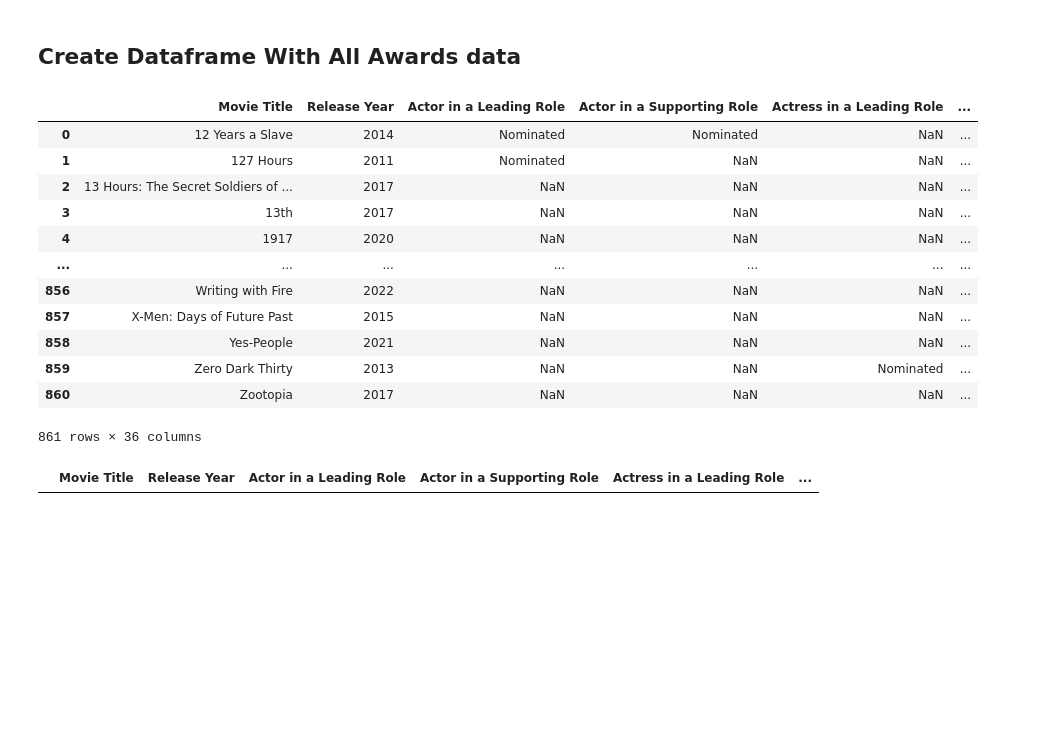
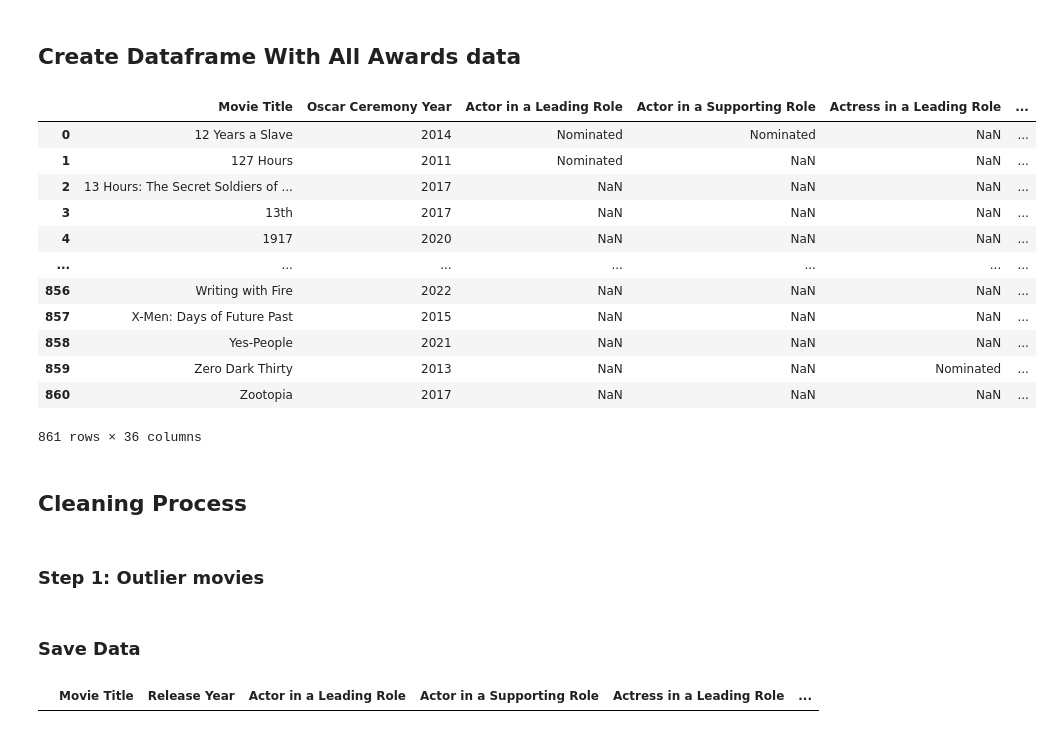
Before and after one commit to dominik117/oscars_prediction, a Jupyter notebook: notebooks/oscarsdotorg_scraper.ipynb, the cells around one changed output. Saved outputs shown, nothing was run; the diff lists cells and outputs as text; code cells hidden in the pictures; blank space fills up the shorter version.

Commit message:
Change Year name and Deal with Outlier Titles

```diff
--- a/notebooks/oscarsdotorg_scraper.ipynb
+++ b/notebooks/oscarsdotorg_scraper.ipynb
@@ -233,38 +233,38 @@ for year, ceremony in all_oscars_awards.items():
     for category, awardess in ceremony.items():
         unique_movies.update([awardess["winner_movie"]])
         unique_movies.update(awardess["nominees_movies"])
 
 unique_movies = sorted(unique_movies, key=lambda x: x.lower())
 
 # Now create the dataframe
-df_awards = pd.DataFrame(columns=["Movie Title", "Release Year"] + all_categories,
+df_awards = pd.DataFrame(columns=["Movie Title", "Oscar Ceremony Year"] + all_categories,
                          index=range(len(unique_movies)))
 df_awards["Movie Title"] = unique_movies
 
 for year, ceremony in all_oscars_awards.items():
     for category, awardess in ceremony.items():
         movie_title_name = df_awards["Movie Title"] == awardess["winner_movie"]
         # year
-        df_awards.loc[movie_title_name, "Release Year"] = year
+        df_awards.loc[movie_title_name, "Oscar Ceremony Year"] = year
         # cast
         # TODO: Add cast for each category
         # category
         df_awards.loc[movie_title_name, category] = "Winner"
         # nominee_movie
         for nominees_movie, nominees_cast in zip(awardess["nominees_movies"], awardess["nominees_cast"]):
             movie_title_name = df_awards["Movie Title"] == nominees_movie
             # year
-            df_awards.loc[movie_title_name, "Release Year"] = year
+            df_awards.loc[movie_title_name, "Oscar Ceremony Year"] = year
             # cast
             # TODO: Add cast for each category
             # category
             df_awards.loc[movie_title_name, category] = "Nominated"
 
-df_awards.to_csv("../data/all_oscars_awards.csv")
+
 df_awards
 # df_awards.loc[df_awards["Movie Title"] == "12 Years a Slave"].dropna(axis=1)
 # %% [output]
-|  | Movie Title | Release Year | Actor in a Leading Role | Actor in a Supporting Role | Actress in a Leading Role | ... |
+|  | Movie Title | Oscar Ceremony Year | Actor in a Leading Role | Actor in a Supporting Role | Actress in a Leading Role | ... |
 | 0 | 12 Years a Slave | 2014 | Nominated | Nominated | NaN | ... |
 | 1 | 127 Hours | 2011 | Nominated | NaN | NaN | ... |
 | 2 | 13 Hours: The Secret Soldiers of ... | 2017 | NaN | NaN | NaN | ... |
@@ -277,3 +277,7 @@ df_awards
 | 859 | Zero Dark Thirty | 2013 | NaN | NaN | Nominated | ... |
 | 860 | Zootopia | 2017 | NaN | NaN | NaN | ... |
 861 rows × 36 columns
+# %% [markdown]
+## Cleaning Process
+# %% [markdown]
+### Step 1: Outlier movies
@@ -279,0 +302,2 @@ df_awards
+# %% [markdown]
+### Save Data
```
Also changed, not shown: parts of 4 cells of this notebook, 3 other files.
